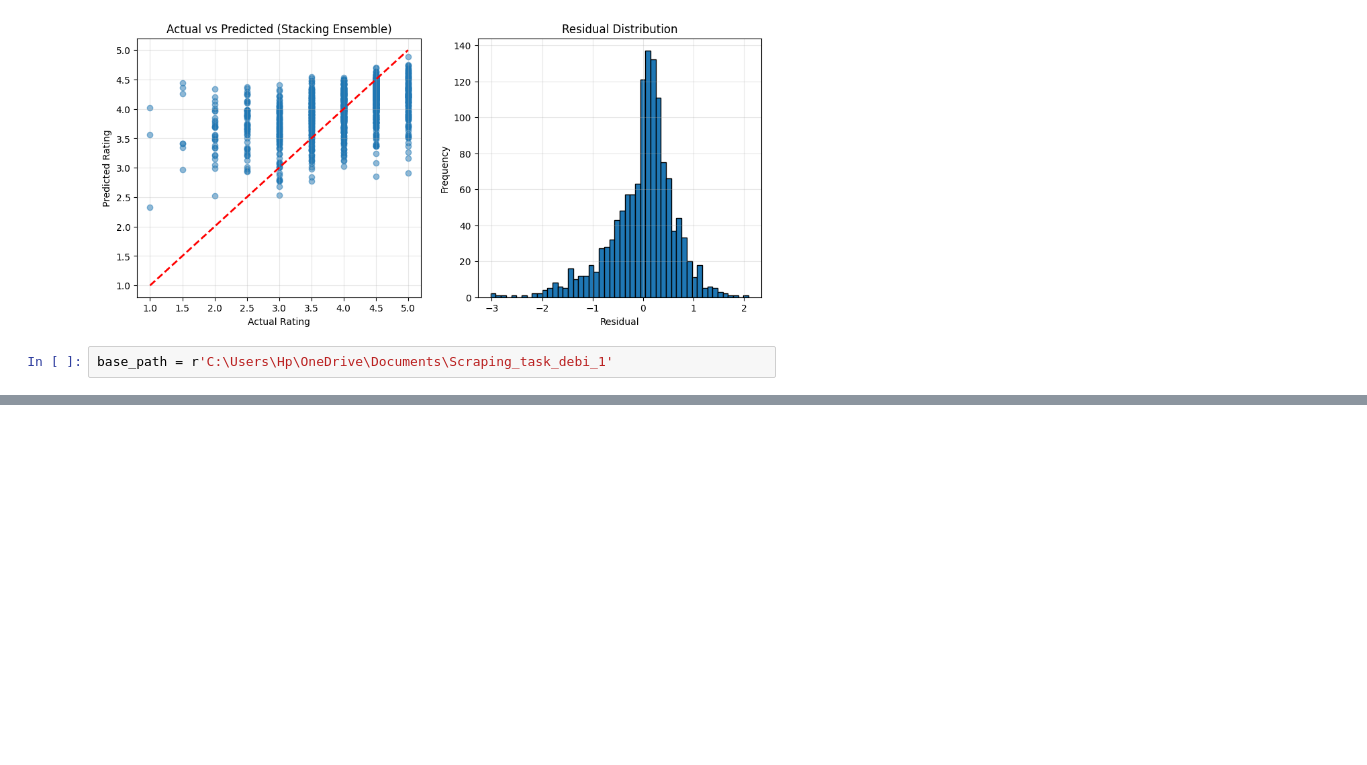
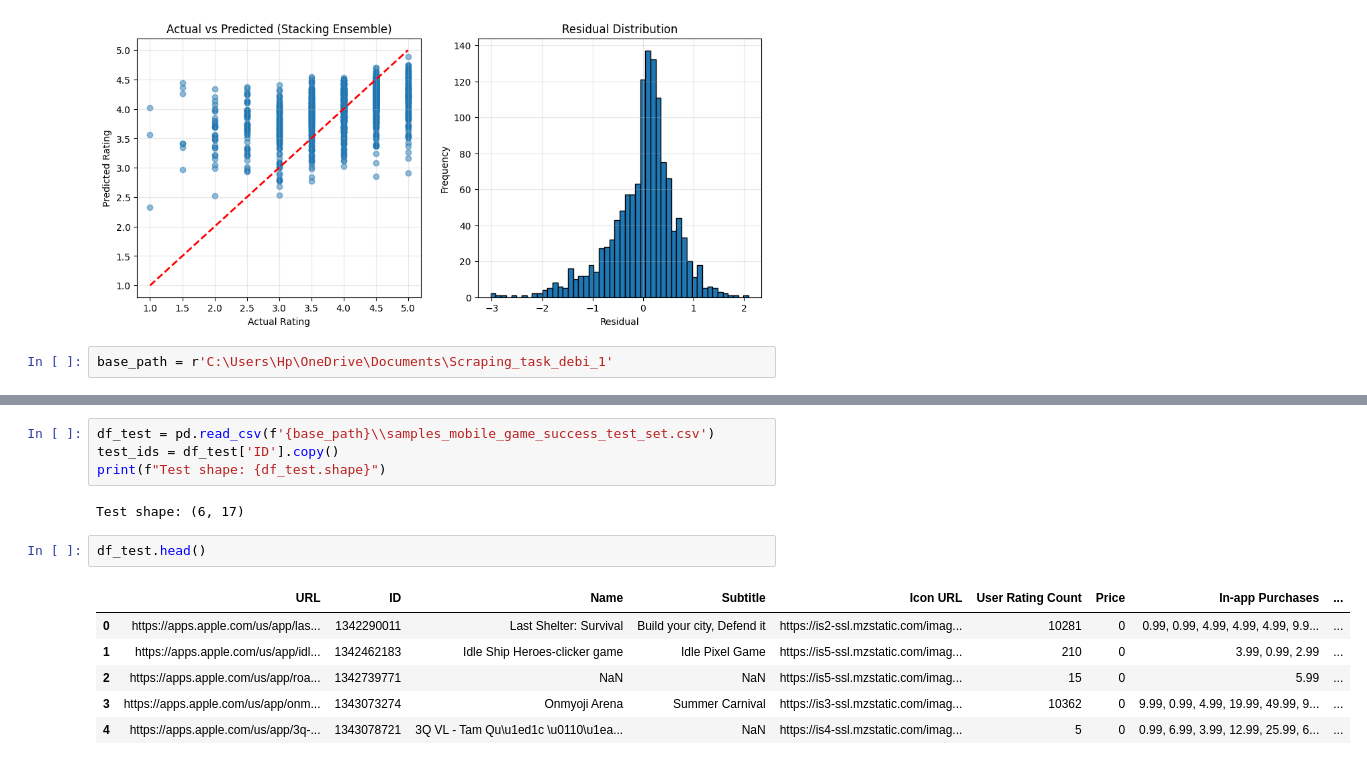
Before and after one commit to AliaaNasser7/DEBI-AI-DataEngineering-DataScience-CloudComputing, a Jupyter notebook: competition_Games.ipynb, the cells around one changed output, grey strips where cells are left out. Saved outputs shown, nothing was run; the diff lists cells and outputs as text; blank space fills up the shorter version.

```diff
--- a/competition_Games.ipynb
+++ b/competition_Games.ipynb
@@ -483,0 +482,15 @@ OSError: [Errno 28] No space left on device
+# %%
+df_test = pd.read_csv(f'{base_path}\\samples_mobile_game_success_test_set.csv')
+test_ids = df_test['ID'].copy()
+print(f"Test shape: {df_test.shape}")
+# %% [output]
+Test shape: (6, 17)
+# %%
+df_test.head()
+# %% [output]
+|  | URL | ID | Name | Subtitle | Icon URL | User Rating Count | Price | In-app Purchases | ... |
+| 0 | https://apps.apple.com/us/app/las... | 1342290011 | Last Shelter: Survival | Build your city, Defend it | https://is2-ssl.mzstatic.com/imag... | 10281 | 0 | 0.99, 0.99, 4.99, 4.99, 4.99, 9.9... | ... |
+| 1 | https://apps.apple.com/us/app/idl... | 1342462183 | Idle Ship Heroes-clicker game | Idle Pixel Game | https://is5-ssl.mzstatic.com/imag... | 210 | 0 | 3.99, 0.99, 2.99 | ... |
+| 2 | https://apps.apple.com/us/app/roa... | 1342739771 | NaN | NaN | https://is5-ssl.mzstatic.com/imag... | 15 | 0 | 5.99 | ... |
+| 3 | https://apps.apple.com/us/app/onm... | 1343073274 | Onmyoji Arena | Summer Carnival | https://is3-ssl.mzstatic.com/imag... | 10362 | 0 | 9.99, 0.99, 4.99, 19.99, 49.99, 9... | ... |
+| 4 | https://apps.apple.com/us/app/3q-... | 1343078721 | 3Q VL - Tam Qu\u1ed1c \u0110\u1ea... | NaN | https://is4-ssl.mzstatic.com/imag... | 5 | 0 | 0.99, 6.99, 3.99, 12.99, 25.99, 6... | ... |
```
Also changed, not shown: parts of 8 cells of this notebook.
